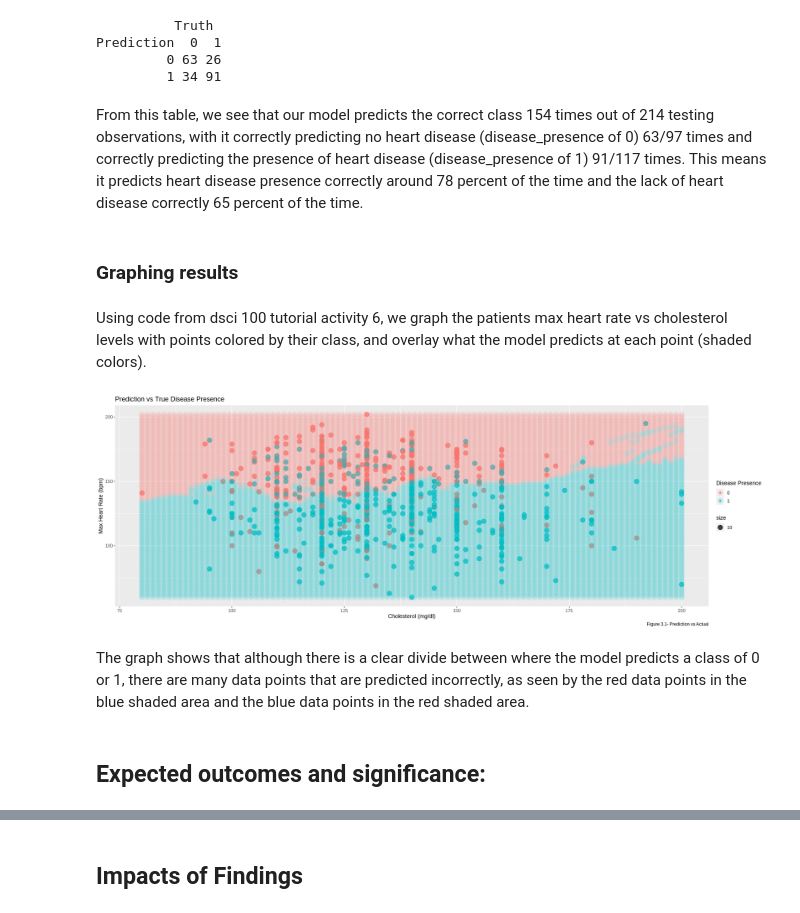
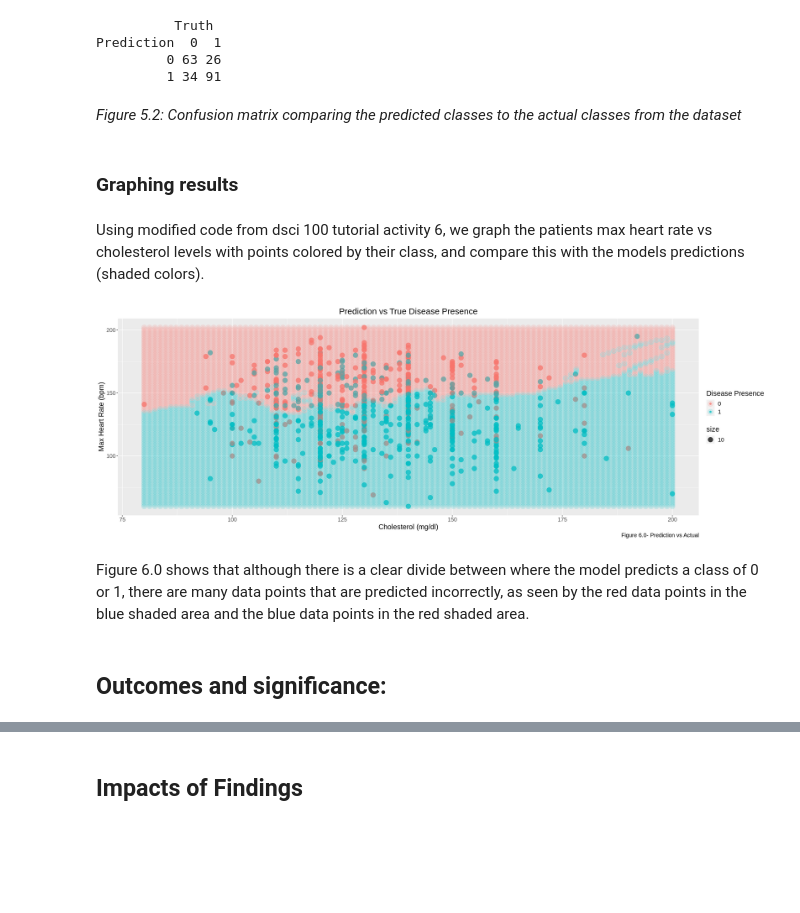
Before and after one commit to danielkaichis/dsci100_project, a Jupyter notebook: report.ipynb, the cells around one changed output, grey strips where cells are left out. Cells and saved outputs as stored; diff of their text form; code cells hidden in the pictures; blank space fills up the shorter version.

```diff
--- a/report.ipynb
+++ b/report.ipynb
@@ -325,12 +311,12 @@ heart_conf_mat
 Prediction  0  1
          0 63 26
          1 34 91
-# %% [markdown]
-From this table, we see that our model predicts the correct class 154 times out of 214 testing observations, with it correctly predicting no heart disease (disease_presence of 0) 63/97 times and correctly predicting the presence of heart disease (disease_presence of 1) 91/117 times. This means it predicts heart disease presence correctly around 78 percent of the time and the lack of heart disease correctly 65 percent of the time.
+# %% [markdown]
+<i>Figure 5.2: Confusion matrix comparing the predicted classes to the actual classes from the dataset
 # %% [markdown]
 ### Graphing results
 # %% [markdown]
-Using code from dsci 100 tutorial activity 6, we graph the patients max heart rate vs cholesterol levels with points colored by their class, and overlay what the model predicts at each point (shaded colors).
+Using modified code from dsci 100 tutorial activity 6, we graph the patients max heart rate vs cholesterol levels with points colored by their class, and compare this with the models predictions (shaded colors).
 # %%
 are_grid <- seq(min(heart_data$cholesterol, na.rm = TRUE),
                 max(heart_data$cholesterol, na.rm = TRUE),
@@ -341,38 +327,40 @@ smo_grid <- seq(min(heart_data$max_hr, na.rm = TRUE),
 
 asgrid <- as_tibble(expand.grid(cholesterol = are_grid,
                                 max_hr = smo_grid))
 
 # use the fit workflow to make predictions at the grid points
 knnPredGrid <- predict(heart_fit_max, asgrid)
 
 # bind the predictions as a new column with the grid points
 prediction_table <- bind_cols(knnPredGrid, asgrid) %>%
   rename(Class = .pred_class)
 
 # plot:
 # 1. the colored scatter of the original data
 # 2. the faded colored scatter for the grid points
 wkflw_plot <- ggplot() +
     geom_point(data = heart_data,
     mapping = aes(x = cholesterol,
                   y = max_hr,
                   color = disease_presence,
                   size = 10),
                alpha = 0.75) +
     geom_point(data = prediction_table, mapping = aes(x = cholesterol,
                                                       y = max_hr,
                                                       color = Class),
                alpha = 0.15, size = 5) +
     labs(color = "Disease Presence", x = "Cholesterol (mg/dl)", y = "Max Heart Rate (bpm)",
-        caption="Figure 3.1- Prediction vs Actual") +
+        caption="Figure 6.0- Prediction vs Actual") +
     theme(text = element_text(size = 12)) +
-    ggtitle("Prediction vs True Disease Presence")
+    ggtitle("Prediction vs True Disease Presence") +
+    theme(plot.title = element_text(hjust = 0.5), text = element_text(size = 15))
+
 
 wkflw_plot
 # %% [output]
-[figure, old version]
+[figure, new version]
 # %% [markdown]
-The graph shows that although there is a clear divide between where the model predicts a class of 0 or 1, there are many data points that are predicted incorrectly, as seen by the red data points in the blue shaded area and the blue data points in the red shaded area.
+Figure 6.0 shows that although there is a clear divide between where the model predicts a class of 0 or 1, there are many data points that are predicted incorrectly, as seen by the red data points in the blue shaded area and the blue data points in the red shaded area.
 # %% [markdown]
-## Expected outcomes and significance:
+## Outcomes and significance:
 # %% [markdown]
```
Also changed, not shown: parts of 24 cells of this notebook.
